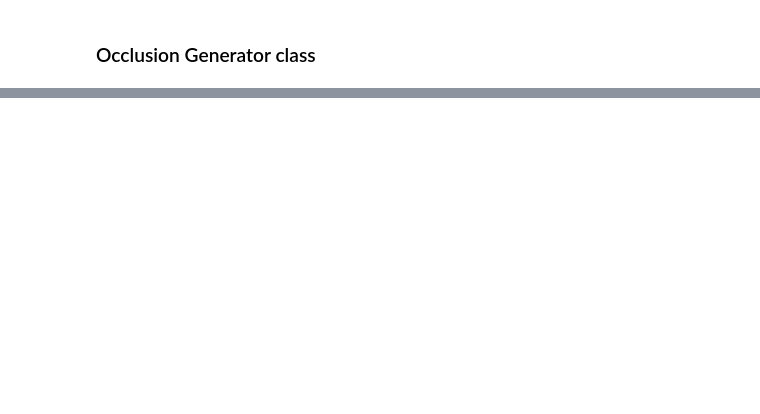
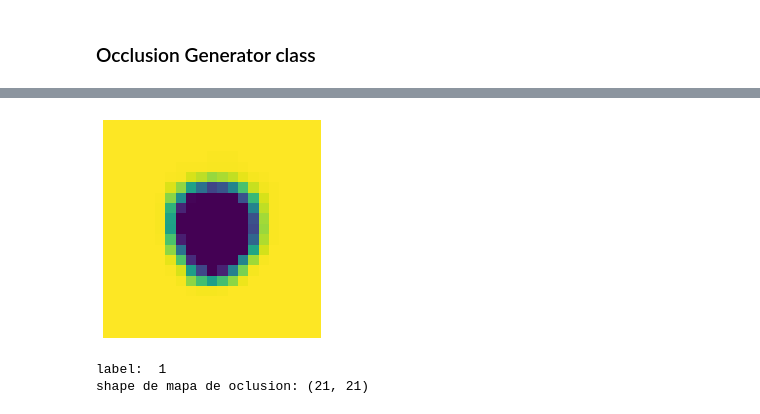
Before and after one commit to AndreTeixeira1998/EL4106-1oProyecto, a Jupyter notebook: Occlusion_map.ipynb, the cells around one changed output, grey strips where cells are left out. Saved outputs shown, nothing was run; the diff lists cells and outputs as text; code cells hidden in the pictures; blank space fills up the shorter version.

```diff
--- a/Occlusion_map.ipynb
+++ b/Occlusion_map.ipynb
@@ -362,0 +456,20 @@ Valor desviación standar : 0.3592428326149686
+# %%
+archivo_occluded = open('OCmaps.pkl',"rb")
+example_dict= pickle.load(archivo_occluded)
+imagem=3
+%matplotlib inline
+
+img=example_dict[imagem]["image"]
+label=example_dict[imagem]["label"]
+plt.imshow(img)                #[2:19, 2:19])
+plt.axis("off")
+
+
+plt.show()
+
+print("label: ", label)
+print("shape de mapa de oclusion:", img.shape)
+# %% [output]
+[figure, added]
+label:  1
+shape de mapa de oclusion: (21, 21)
```
Also changed, not shown: parts of 9 cells of this notebook, 2 other files.
